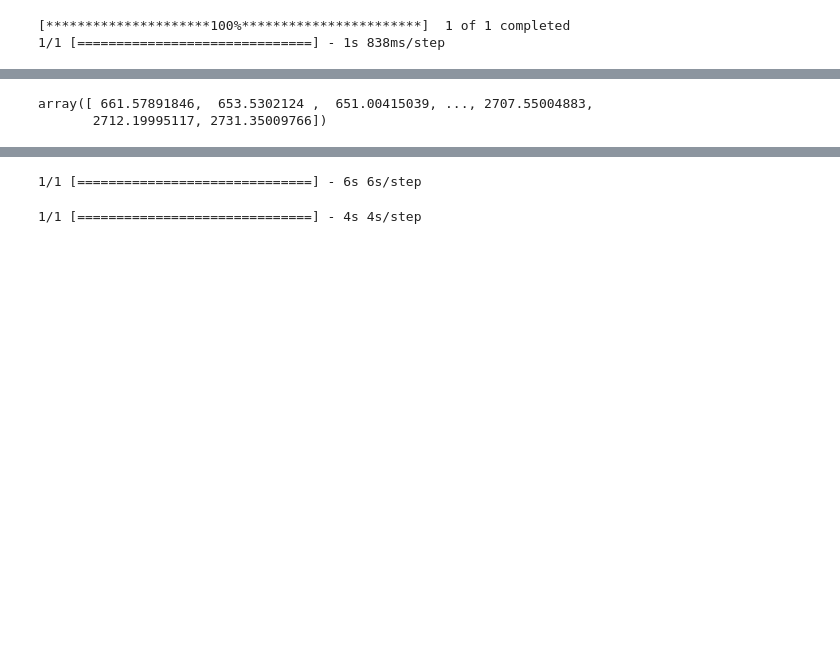
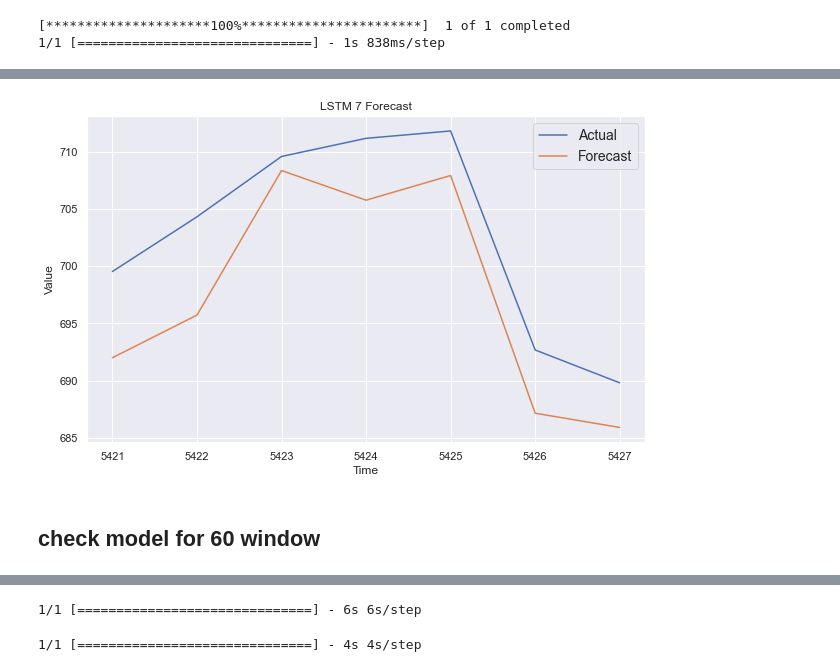
Before and after one commit to panditamey1/Stock-Prediction-using-different-models, a Jupyter notebook: stock_LSTM_Model.ipynb, the cells around one changed output, grey strips where cells are left out. Drawn from its saved outputs; the diff is of its cells as text; code cells hidden in the pictures; blank space fills up the shorter version.

```diff
--- a/stock_LSTM_Model.ipynb
+++ b/stock_LSTM_Model.ipynb
@@ -876,13 +903,16 @@ class ResetStatesCallback(keras.callbacks.Callback):
         self.model.reset_states()
 # %%
 class StockModel():
-  def __init__(self, lstm_nodes = [100, 100] , first_model = False, prev_ticker = "", ticker = "", window_size = 30, batch_size = 1):
+  def __init__(self, lstm_nodes = [100, 100] , first_model = False, prev_ticker = "", ticker = "", window_size = 26, batch_size = 1):
+    self.lstm_nodes = lstm_nodes
+    self.prev_ticker = prev_ticker
+    self.ticker = ticker
+    self.batch_size = batch_size
+    self.window_size = window_size
+    self.model_name = "PrevTicker_"+self.prev_ticker +"_checkpoint_"+str(self.window_size)+"_BS_"+str(self.batch_size)
+
     if first_model:
-      self.lstm_nodes = lstm_nodes
-      self.prev_ticker = prev_ticker
-      self.ticker = ticker
-      self.batch_size = batch_size
-      self.window_size = window_size
+
       model_list = []
       model_list.append(keras.layers.LSTM(self.lstm_nodes[0], return_sequences=True, stateful=True,
                               batch_input_shape=[self.batch_size, None, 1]))
@@ -901,7 +931,7 @@ class StockModel():
                     optimizer=optimizer,
                     metrics=["mae"])
     else:
-      self.model = keras.models.load_model("ticker_"+self.prev_ticker+"_checkpoint_"+str(self.window_size)+"_BS_"+str(self.batch_size))
+      self.model = keras.models.load_model(self.model_name)
 
     self.Stockdata = StockData(self.ticker,self.window_size, self.batch_size)
 
@@ -915,24 +945,24 @@ class StockModel():
     self.validation_steps = self.Stockdata.steps_per_epoch
 
   def train(self, epochs, patience):
-
+    self.model_name = "PrevTicker_"+self.ticker +"_checkpoint_"+str(self.window_size)+"_BS_"+str(self.batch_size)
     # reset states
     reset_states = ResetStatesCallback()
-
     #set up save best only checkpoint
     model_checkpoint = keras.callbacks.ModelCheckpoint(
-        "ticker_"+self.ticker+"_checkpoint_"+str(self.window_size)+"_BS_"+str(self.batch_size), save_best_only=True)
+       self.model_name, save_best_only=True)
 
     early_stopping = keras.callbacks.EarlyStopping(patience=patience)
 
     # fit model
-    self.model.fit(self.training_set, epochs=epochs,
+    history = self.model.fit(self.training_set, epochs=epochs,
         steps_per_epoch=self.steps_per_epoch,
         validation_steps=self.validation_steps,
               validation_data=self.validation_set,
               callbacks=[early_stopping, model_checkpoint ,reset_states])
     print("Training finished")
-
+    self.model.save(self.model_name)
+    return history
   def evaluate(self):
     # make predictions
     rnn_forecast = self.model.predict(self.test_set)
@@ -946,14 +976,17 @@ class StockModel():
     plt.ylabel('Rupees ')
     plt.xlabel('Timestep in Days')
     plt.title(f'LSTM { start_win_size } Forecast')
-    self.Stockdata.plot_series(self.Stockdata.x_test.index[start_win_size:start_win_size + offset], self.Stockdata.x_test[start_win_size:start_win_size + offset], label="Actual")
-    self.Stockdata.plot_series(self.Stockdata.x_test.index[start_win_size:start_win_size + offset], self.Stockdata.rnn_unscaled_forecast[start_win_size :start_win_size + offset], label="Forecast")
+    self.Stockdata.plot_series(self.Stockdata.x_test_dates[start_win_size:start_win_size + offset], self.Stockdata.x_test[start_win_size:start_win_size + offset], label="Actual")
+    self.Stockdata.plot_series(self.Stockdata.x_test_dates[start_win_size:start_win_size + offset], self.Stockdata.rnn_unscaled_forecast[start_win_size :start_win_size + offset], label="Forecast")
     plt.show()
   def load_current_model(self):
-    self.model = keras.models.load_model("ticker_"+self.ticker+"_checkpoint_"+str(self.window_size)+"_BS_"+str(self.batch_size))
+    self.model = keras.models.load_model("PrevTicker_"+self.prev_ticker +"_checkpoint_"+str(self.window_size)+"_BS_"+str(self.batch_size))
 
   def show_train_data(self):
     return self.Stockdata.get_numpy_train_data()
+
+  def save_model(self):
+    self.model.save(self.model_name)
 # %%
 reliance_stock_model = StockModel(lstm_nodes = [100, 100] , first_model = True, prev_ticker = "", ticker = "RELIANCE", window_size = 30, batch_size = 1)
 # %% [output]
@@ -979,5 +1027,6 @@ InvalidArgumentError: ignored
-# %%
-reliance_stock_model.Stockdata.x_test.values
-# %% [output]
-array([ 661.57891846,  653.5302124 ,  651.00415039, ..., 2707.55004883,
-       2712.19995117, 2731.35009766])
+# %%
+reliance_stock_model.show_result(7,7)
+# %% [output]
+[figure, added]
+# %% [markdown]
+## check model for 60 window
```
Also changed, not shown: parts of 33 cells of this notebook.
